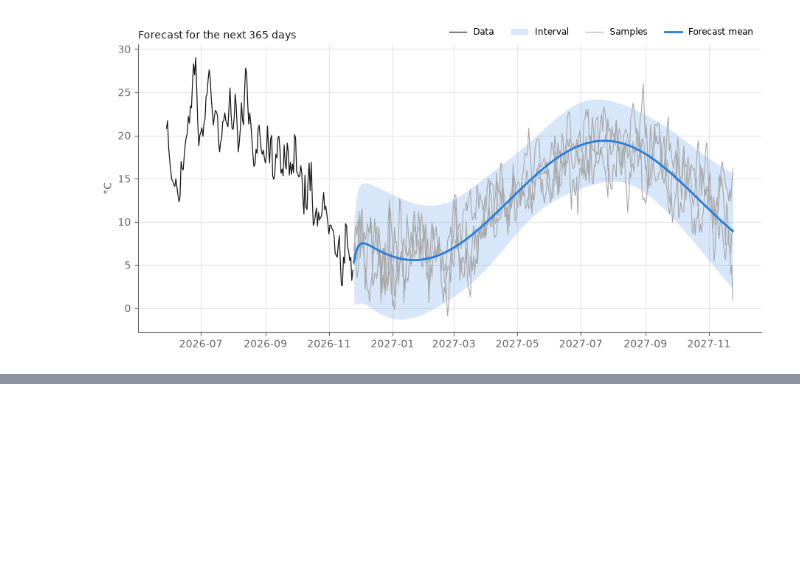
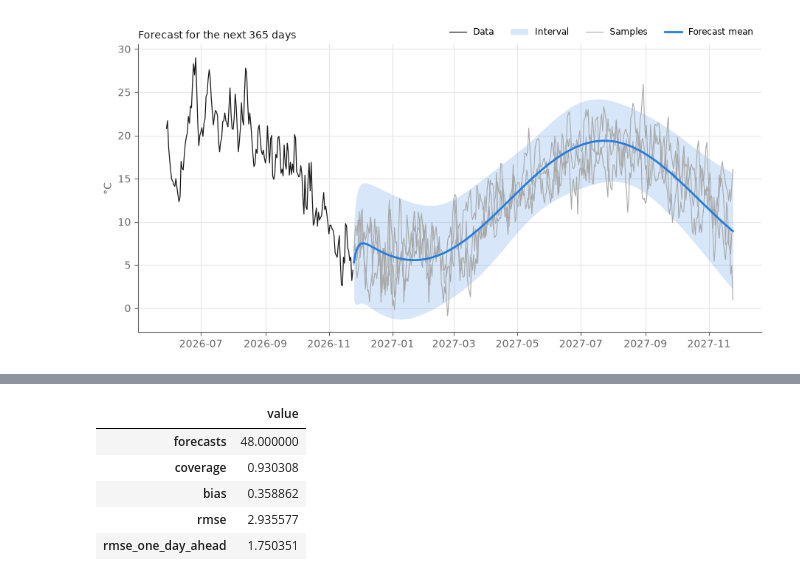
Before and after one commit to Harry45/tempmodel, a Jupyter notebook: playground.ipynb, the cells around one changed output, grey strips where cells are left out. Saved outputs shown, nothing was run; the diff lists cells and outputs as text; code cells hidden in the pictures; blank space fills up the shorter version.

Commit message:
Show the backtest in the notebook and README
Co-Authored-By: Claude Opus 5.5 <noreply@anthropic.com>

```diff
--- a/playground.ipynb
+++ b/playground.ipynb
@@ -220,0 +226,16 @@ fig = figures.plot_forecast(
+# %%
+results = backtest(
+    temperature,
+    model,
+    n_days=settings.forecast.n_days,
+    level=settings.forecast.level,
+    min_years=settings.backtest.min_years,
+)
+summarise(results).to_frame()
+# %% [output]
+|  | value |
+| forecasts | 48.000000 |
+| coverage | 0.930308 |
+| bias | 0.358862 |
+| rmse | 2.935577 |
+| rmse_one_day_ahead | 1.750351 |
```
Also changed, not shown: parts of 2 cells of this notebook, 1 other file.
